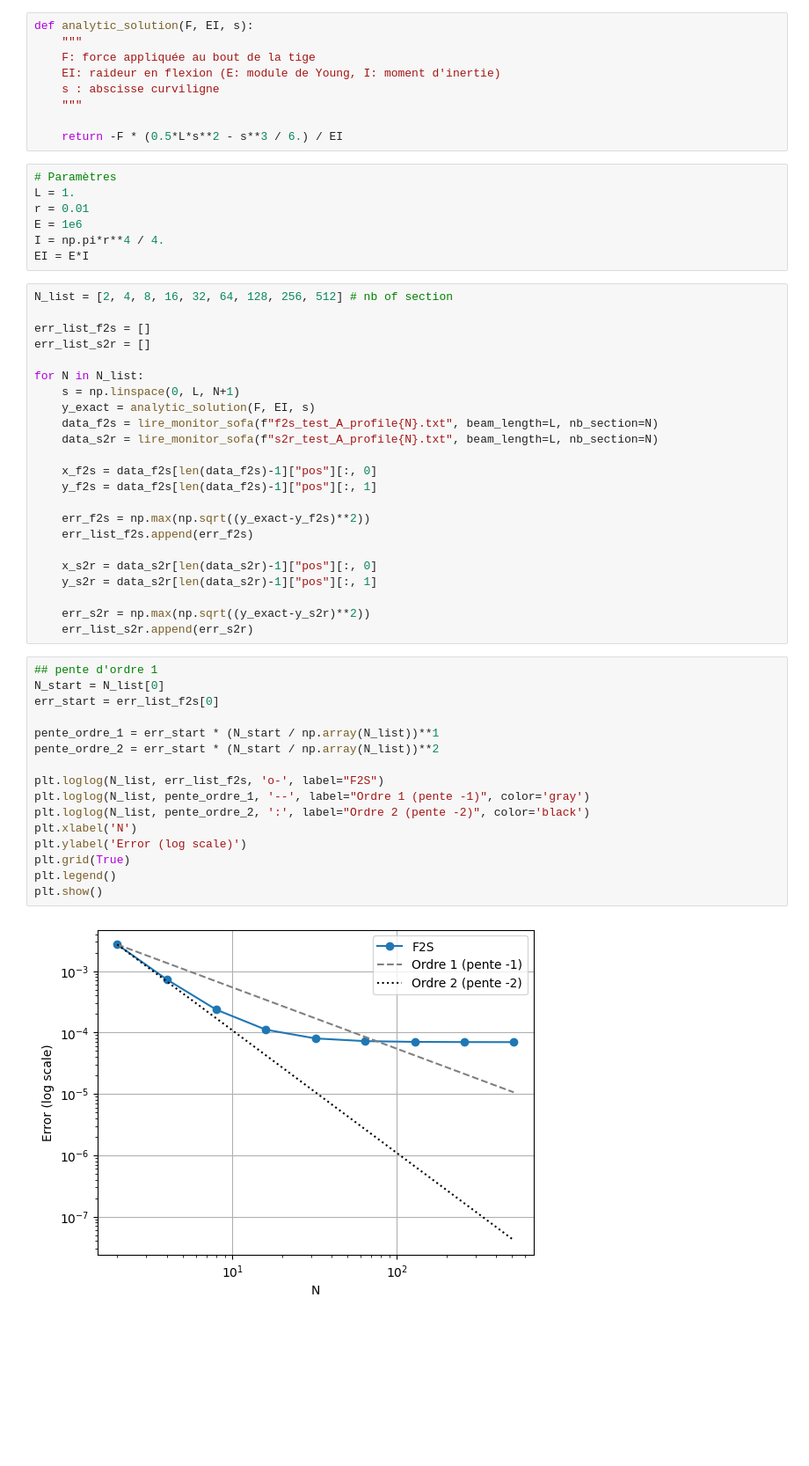
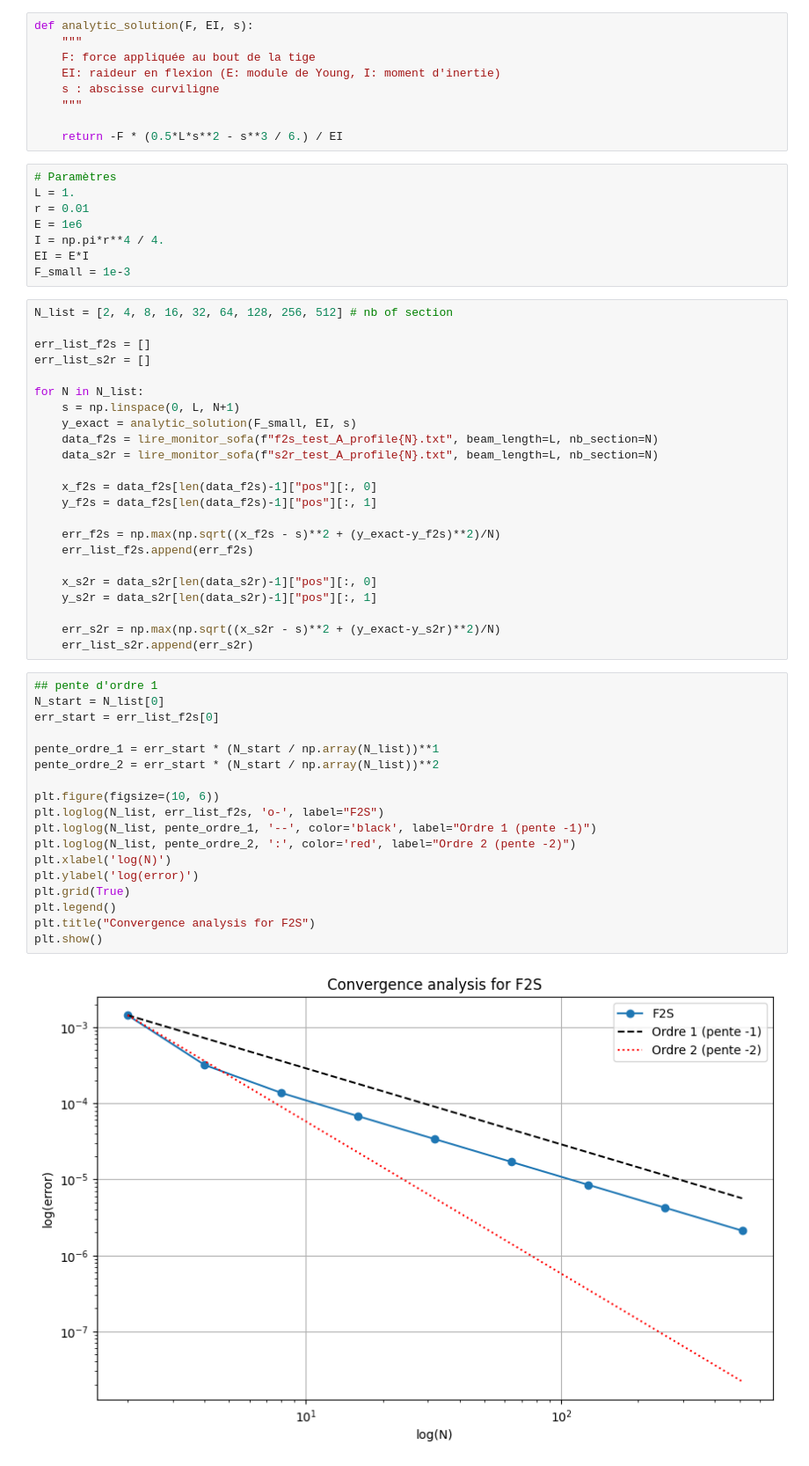
Before and after one commit to AppaSalif/Beam, a Jupyter notebook: convergence.ipynb, the cells around one changed output. Shown at 88% size. Drawn from its saved outputs; the diff is of its cells as text; blank space fills up the shorter version.

Commit message:
Adding more figure for the convergence analysis

```diff
--- a/convergence.ipynb
+++ b/convergence.ipynb
@@ -20,6 +20,7 @@ r = 0.01
 E = 1e6
 I = np.pi*r**4 / 4.
 EI = E*I
+F_small = 1e-3
 # %%
 N_list = [2, 4, 8, 16, 32, 64, 128, 256, 512] # nb of section
 
@@ -28,39 +29,41 @@ err_list_s2r = []
 
 for N in N_list:
     s = np.linspace(0, L, N+1)
-    y_exact = analytic_solution(F, EI, s)
+    y_exact = analytic_solution(F_small, EI, s)
     data_f2s = lire_monitor_sofa(f"f2s_test_A_profile{N}.txt", beam_length=L, nb_section=N)
     data_s2r = lire_monitor_sofa(f"s2r_test_A_profile{N}.txt", beam_length=L, nb_section=N)
 
     x_f2s = data_f2s[len(data_f2s)-1]["pos"][:, 0]
     y_f2s = data_f2s[len(data_f2s)-1]["pos"][:, 1]
 
-    err_f2s = np.max(np.sqrt((y_exact-y_f2s)**2))
+    err_f2s = np.max(np.sqrt((x_f2s - s)**2 + (y_exact-y_f2s)**2)/N)
     err_list_f2s.append(err_f2s)
 
     x_s2r = data_s2r[len(data_s2r)-1]["pos"][:, 0]
     y_s2r = data_s2r[len(data_s2r)-1]["pos"][:, 1]
 
-    err_s2r = np.max(np.sqrt((y_exact-y_s2r)**2))
+    err_s2r = np.max(np.sqrt((x_s2r - s)**2 + (y_exact-y_s2r)**2)/N)
     err_list_s2r.append(err_s2r)
 # %%
 ## pente d'ordre 1
 N_start = N_list[0]
 err_start = err_list_f2s[0]
 
 pente_ordre_1 = err_start * (N_start / np.array(N_list))**1
 pente_ordre_2 = err_start * (N_start / np.array(N_list))**2
 
+plt.figure(figsize=(10, 6))
 plt.loglog(N_list, err_list_f2s, 'o-', label="F2S")
-plt.loglog(N_list, pente_ordre_1, '--', label="Ordre 1 (pente -1)", color='gray')
-plt.loglog(N_list, pente_ordre_2, ':', label="Ordre 2 (pente -2)", color='black')
-plt.xlabel('N')
-plt.ylabel('Error (log scale)')
+plt.loglog(N_list, pente_ordre_1, '--', color='black', label="Ordre 1 (pente -1)")
+plt.loglog(N_list, pente_ordre_2, ':', color='red', label="Ordre 2 (pente -2)")
+plt.xlabel('log(N)')
+plt.ylabel('log(error)')
 plt.grid(True)
 plt.legend()
+plt.title("Convergence analysis for F2S")
 plt.show()
 # %% [output]
-[figure, old version]
+[figure, new version]
 # %%
 err_start_s2r = err_list_s2r[0]
 pente_ordre_1 = err_start_s2r * (N_list[0] / np.array(N_list))**1
```
Also changed, not shown: parts of 4 cells of this notebook.
